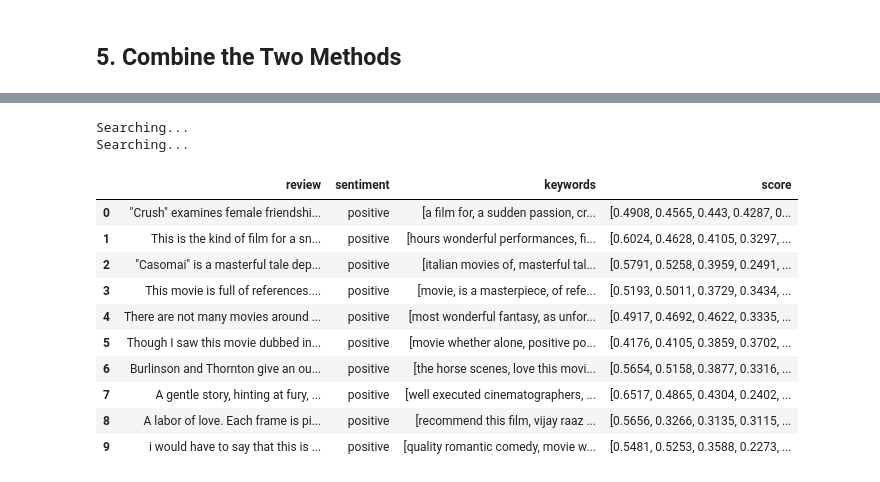
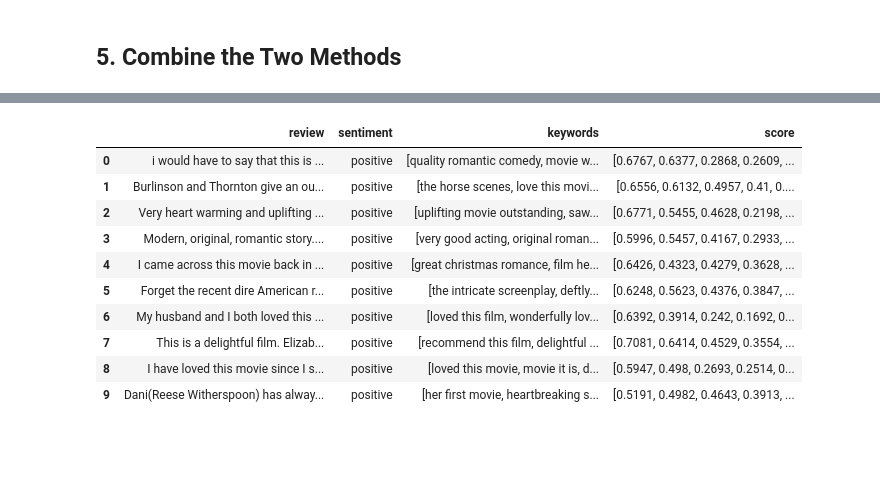
Before and after one commit to smartmind-team/thanosql-tutorial, a Jupyter notebook: tutorial_en/thanosql_search/search_text_by_text.ipynb, the cells around one changed output, grey strips where cells are left out. Cells and saved outputs as stored; diff of their text form; code cells hidden in the pictures; blank space fills up the shorter version.

```diff
--- a/tutorial_en/thanosql_search/search_text_by_text.ipynb
+++ b/tutorial_en/thanosql_search/search_text_by_text.ipynb
@@ -385,42 +399,43 @@ Searching...
 # %%
 %%thanosql
 SELECT review, sentiment, keyword -> 'keyword' AS keywords, keyword -> 'score' AS score
 FROM (
     SEARCH KEYWORD
     USING movie_text_search_model
     OPTIONS (
         text_col="review",
         ngram_range=[1, 3],
         use_stopwords=True
         )
     AS (
-        SELECT review, sentiment, search_result as score
+        SELECT review, sentiment, score
         FROM (
             SEARCH TEXT text="Such a romatic movie"
             USING movie_text_search_model
-            OPTIONS(emb_col = "convert_result")
+            OPTIONS (
+                emb_col="convert_result",
+                column_name="score"
+                )
             AS
             SELECT *
             FROM movie_review_test
             )
         ORDER BY score DESC
         LIMIT 10
     )
 )
 # %% [output]
-Searching...
-Searching...
 |  | review | sentiment | keywords | score |
-| 0 | "Crush" examines female friendshi... | positive | [a film for, a sudden passion, cr... | [0.4908, 0.4565, 0.443, 0.4287, 0... |
-| 1 | This is the kind of film for a sn... | positive | [hours wonderful performances, fi... | [0.6024, 0.4628, 0.4105, 0.3297, ... |
-| 2 | "Casomai" is a masterful tale dep... | positive | [italian movies of, masterful tal... | [0.5791, 0.5258, 0.3959, 0.2491, ... |
-| 3 | This movie is full of references.... | positive | [movie, is a masterpiece, of refe... | [0.5193, 0.5011, 0.3729, 0.3434, ... |
-| 4 | There are not many movies around ... | positive | [most wonderful fantasy, as unfor... | [0.4917, 0.4692, 0.4622, 0.3335, ... |
-| 5 | Though I saw this movie dubbed in... | positive | [movie whether alone, positive po... | [0.4176, 0.4105, 0.3859, 0.3702, ... |
-| 6 | Burlinson and Thornton give an ou... | positive | [the horse scenes, love this movi... | [0.5654, 0.5158, 0.3877, 0.3316, ... |
-| 7 | A gentle story, hinting at fury, ... | positive | [well executed cinematographers, ... | [0.6517, 0.4865, 0.4304, 0.2402, ... |
-| 8 | A labor of love. Each frame is pi... | positive | [recommend this film, vijay raaz ... | [0.5656, 0.3266, 0.3135, 0.3115, ... |
-| 9 | i would have to say that this is ... | positive | [quality romantic comedy, movie w... | [0.5481, 0.5253, 0.3588, 0.2273, ... |
+| 0 | i would have to say that this is ... | positive | [quality romantic comedy, movie w... | [0.6767, 0.6377, 0.2868, 0.2609, ... |
+| 1 | Burlinson and Thornton give an ou... | positive | [the horse scenes, love this movi... | [0.6556, 0.6132, 0.4957, 0.41, 0.... |
+| 2 | Very heart warming and uplifting ... | positive | [uplifting movie outstanding, saw... | [0.6771, 0.5455, 0.4628, 0.2198, ... |
+| 3 | Modern, original, romantic story.... | positive | [very good acting, original roman... | [0.5996, 0.5457, 0.4167, 0.2933, ... |
+| 4 | I came across this movie back in ... | positive | [great christmas romance, film he... | [0.6426, 0.4323, 0.4279, 0.3628, ... |
+| 5 | Forget the recent dire American r... | positive | [the intricate screenplay, deftly... | [0.6248, 0.5623, 0.4376, 0.3847, ... |
+| 6 | My husband and I both loved this ... | positive | [loved this film, wonderfully lov... | [0.6392, 0.3914, 0.242, 0.1692, 0... |
+| 7 | This is a delightful film. Elizab... | positive | [recommend this film, delightful ... | [0.7081, 0.6414, 0.4529, 0.3554, ... |
+| 8 | I have loved this movie since I s... | positive | [loved this movie, movie it is, d... | [0.5947, 0.498, 0.2693, 0.2514, 0... |
+| 9 | Dani(Reese Witherspoon) has alway... | positive | [her first movie, heartbreaking s... | [0.5191, 0.4982, 0.4643, 0.3913, ... |
 # %%
 %%thanosql
 SEARCH KEYWORD
```
Also changed, not shown: parts of 18 cells of this notebook, 27 other files.
